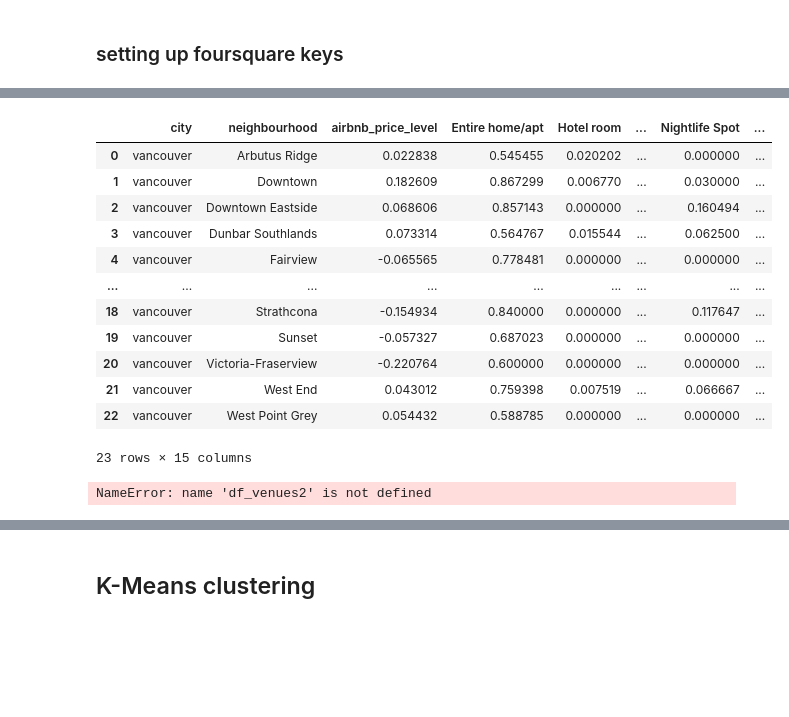
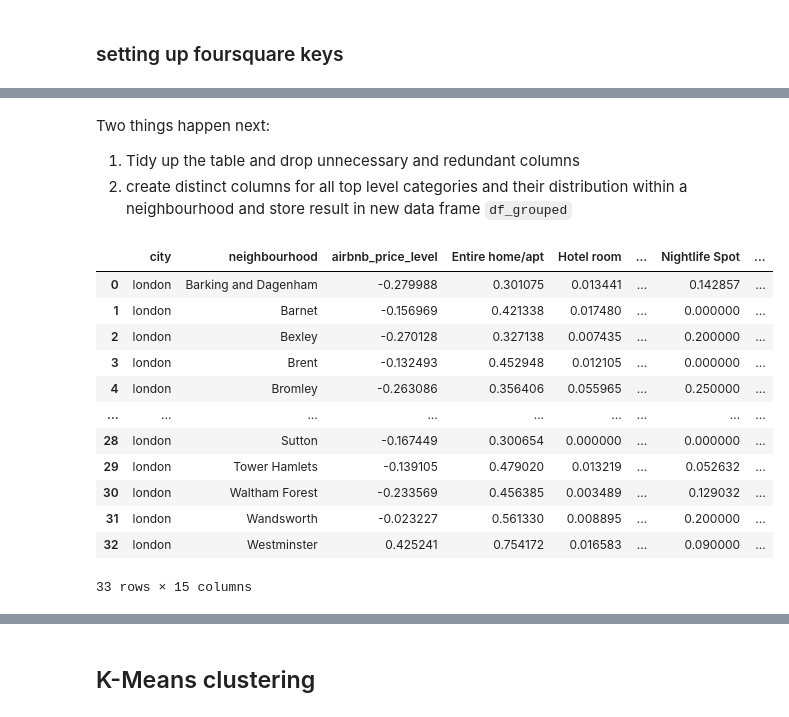
Before and after one commit to normannexo/Coursera_Capstone, a Jupyter notebook: capstone_project-NOTEBOOK.ipynb, the cells around one changed output, grey strips where cells are left out. Cells and saved outputs as stored; diff of their text form; code cells hidden in the pictures; blank space fills up the shorter version.

```diff
--- a/capstone_project-NOTEBOOK.ipynb
+++ b/capstone_project-NOTEBOOK.ipynb
@@ -96,4 +127,4 @@ def download_airbnb_data_list(cities):
 # %%
-cities = ['vienna']
+cities = ['London']
 download_airbnb_data_list(cities)
 # %% [output]
@@ -160,6 +207,6 @@ def get_city_dfs(cities):
 # %%
 cities = [
-    'vancouver'
+    'london'
 ]
 df = get_city_dfs(cities).reset_index(drop=True)
 df
@@ -340,7 +421,7 @@ def create_cat_df():
 df_cats = create_cat_df()
 df_cats.to_csv('./data/cats.csv', sep=';')
 # %%
-def getNearbyVenues2(df, radius=500, limit=100):
+def getNearbyVenues(df, radius=500, limit=100):
 
     venues_list=[]
     for index, row  in df.iterrows():
@@ -397,4 +480,4 @@ def getNearbyVenues2(df, radius=500, limit=100):
 # %%
-df_venues = getNearbyVenues2(df)
+df_venues = getNearbyVenues(df)
 df_venues
 # %% [output]
@@ -449,37 +549,35 @@ df_venues_with_cat
+# %% [markdown]
+Two things happen next:
+1. Tidy up the table and drop unnecessary and redundant columns
+2. create distinct columns for all top level categories and their distribution within a neighbourhood and store result in new data frame `df_grouped`
 # %%
 # group data by neighbourhood
 drop_columns=[
     'latitude_x',
     'latitude_y',
     'longitude_x',
     'longitude_y',
-    'cnt_p_nbh',
     'geojson',
     'price',
     'Venue Latitude',
     'Venue Longitude',
     'l1_id',
     'l1_name'
 
 ]
 df_grouped = pd.concat([df_venues_with_cat.drop(drop_columns, axis=1), pd.get_dummies(df_venues_with_cat['l1_name'])], axis=1).groupby(['city','neighbourhood']).mean().reset_index()
 df_grouped
 # %% [output]
 |  | city | neighbourhood | airbnb_price_level | Entire home/apt | Hotel room | ... | Nightlife Spot | ... |
-| 0 | vancouver | Arbutus Ridge | 0.022838 | 0.545455 | 0.020202 | ... | 0.000000 | ... |
-| 1 | vancouver | Downtown | 0.182609 | 0.867299 | 0.006770 | ... | 0.030000 | ... |
-| 2 | vancouver | Downtown Eastside | 0.068606 | 0.857143 | 0.000000 | ... | 0.160494 | ... |
-| 3 | vancouver | Dunbar Southlands | 0.073314 | 0.564767 | 0.015544 | ... | 0.062500 | ... |
-| 4 | vancouver | Fairview | -0.065565 | 0.778481 | 0.000000 | ... | 0.000000 | ... |
+| 0 | london | Barking and Dagenham | -0.279988 | 0.301075 | 0.013441 | ... | 0.142857 | ... |
+| 1 | london | Barnet | -0.156969 | 0.421338 | 0.017480 | ... | 0.000000 | ... |
+| 2 | london | Bexley | -0.270128 | 0.327138 | 0.007435 | ... | 0.200000 | ... |
+| 3 | london | Brent | -0.132493 | 0.452948 | 0.012105 | ... | 0.000000 | ... |
+| 4 | london | Bromley | -0.263086 | 0.356406 | 0.055965 | ... | 0.250000 | ... |
 | ... | ... | ... | ... | ... | ... | ... | ... | ... |
-| 18 | vancouver | Strathcona | -0.154934 | 0.840000 | 0.000000 | ... | 0.117647 | ... |
-| 19 | vancouver | Sunset | -0.057327 | 0.687023 | 0.000000 | ... | 0.000000 | ... |
-| 20 | vancouver | Victoria-Fraserview | -0.220764 | 0.600000 | 0.000000 | ... | 0.000000 | ... |
-| 21 | vancouver | West End | 0.043012 | 0.759398 | 0.007519 | ... | 0.066667 | ... |
-| 22 | vancouver | West Point Grey | 0.054432 | 0.588785 | 0.000000 | ... | 0.000000 | ... |
+| 28 | london | Sutton | -0.167449 | 0.300654 | 0.000000 | ... | 0.000000 | ... |
+| 29 | london | Tower Hamlets | -0.139105 | 0.479020 | 0.013219 | ... | 0.052632 | ... |
+| 30 | london | Waltham Forest | -0.233569 | 0.456385 | 0.003489 | ... | 0.129032 | ... |
+| 31 | london | Wandsworth | -0.023227 | 0.561330 | 0.008895 | ... | 0.200000 | ... |
+| 32 | london | Westminster | 0.425241 | 0.754172 | 0.016583 | ... | 0.090000 | ... |
-23 rows × 15 columns
+33 rows × 15 columns
-# %%
-df_tmp = pd.concat([df_venues[['neighbourhood', 'airbnb_price_level']], pd.get_dummies(df_venues2['l1_name'])], axis=1).groupby(['neighbourhood']).mean().reset_index().melt(id_vars=['neighbourhood','airbnb_price_level'])
-df_tmp
-# %% [output]
-NameError: name 'df_venues2' is not defined
```
Also changed, not shown: parts of 44 cells of this notebook, 1 other file.
